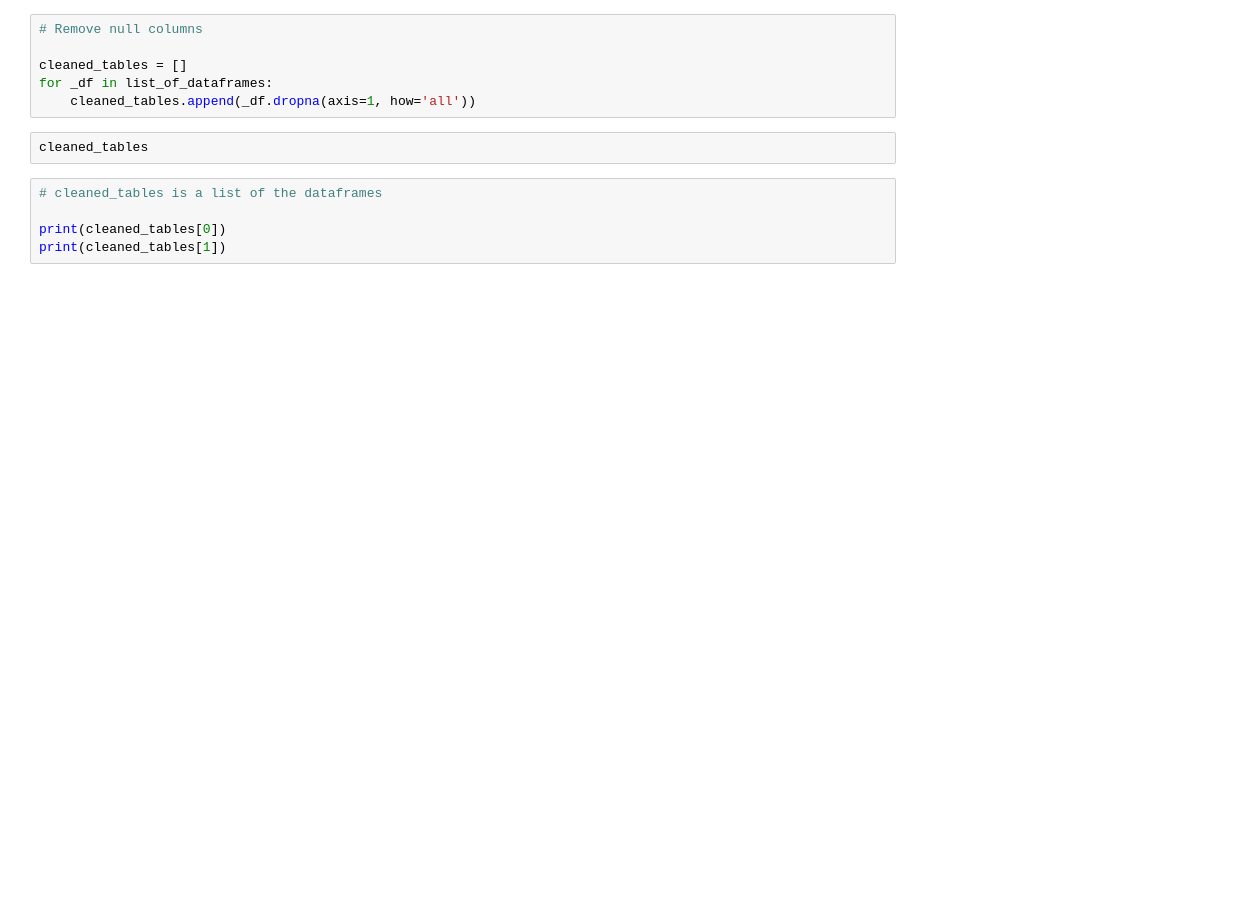
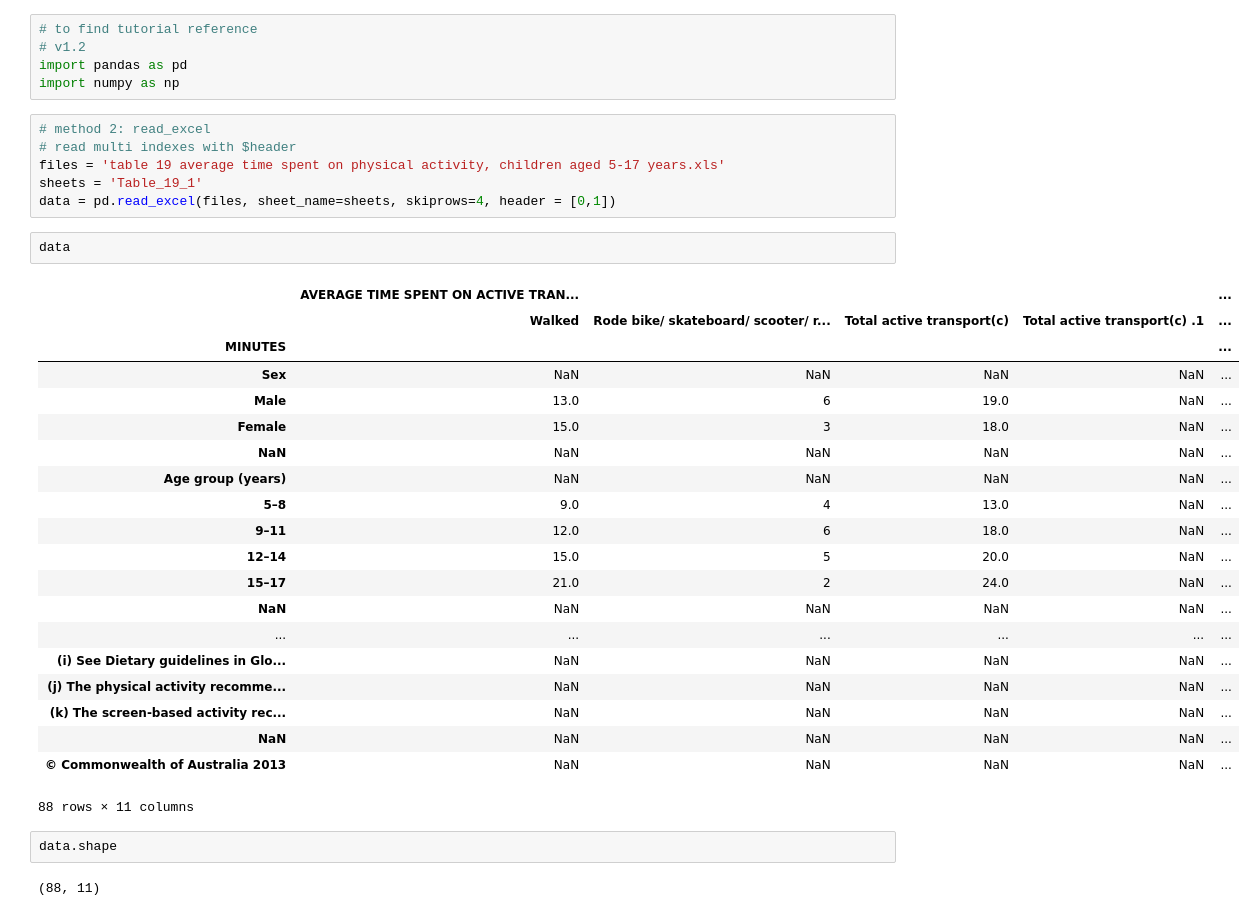
Before and after one commit to janexjlai/Data-wrangling-for-IE-project, a Jupyter notebook: WRANGLING activity minutes table 19.ipynb, the cells around one changed output. Cells and saved outputs as stored; diff of their text form; blank space fills up the shorter version.

Commit message:
parse average minutes based on age group

```diff
--- a/WRANGLING activity minutes table 19.ipynb
+++ b/WRANGLING activity minutes table 19.ipynb
@@ -180,13 +1,38 @@ list_of_dataframes
-# %%
-# Remove null columns
-
-cleaned_tables = []
-for _df in list_of_dataframes:
-    cleaned_tables.append(_df.dropna(axis=1, how='all'))
-# %%
-cleaned_tables
-# %%
-# cleaned_tables is a list of the dataframes
-
-print(cleaned_tables[0])
-print(cleaned_tables[1])
+# %%
+# to find tutorial reference
+# v1.2
+import pandas as pd
+import numpy as np
+# %%
+# method 2: read_excel
+# read multi indexes with $header
+files = 'table 19 average time spent on physical activity, children aged 5-17 years.xls'
+sheets = 'Table_19_1'
+data = pd.read_excel(files, sheet_name=sheets, skiprows=4, header = [0,1])
+# %%
+data
+# %% [output]
+|  | AVERAGE TIME SPENT ON ACTIVE TRAN... |  |  |  | ... |
+|  | Walked | Rode bike/ skateboard/ scooter/ r... | Total active transport(c) | Total active transport(c) .1 | ... |
+| MINUTES |  |  |  |  | ... |
+| Sex | NaN | NaN | NaN | NaN | ... |
+| Male | 13.0 | 6 | 19.0 | NaN | ... |
+| Female | 15.0 | 3 | 18.0 | NaN | ... |
+| NaN | NaN | NaN | NaN | NaN | ... |
+| Age group (years) | NaN | NaN | NaN | NaN | ... |
+| 5–8 | 9.0 | 4 | 13.0 | NaN | ... |
+| 9–11 | 12.0 | 6 | 18.0 | NaN | ... |
+| 12–14 | 15.0 | 5 | 20.0 | NaN | ... |
+| 15–17 | 21.0 | 2 | 24.0 | NaN | ... |
+| NaN | NaN | NaN | NaN | NaN | ... |
+| ... | ... | ... | ... | ... | ... |
+| (i) See Dietary guidelines in Glo... | NaN | NaN | NaN | NaN | ... |
+| (j) The physical activity recomme... | NaN | NaN | NaN | NaN | ... |
+| (k) The screen-based activity rec... | NaN | NaN | NaN | NaN | ... |
+| NaN | NaN | NaN | NaN | NaN | ... |
+| © Commonwealth of Australia 2013 | NaN | NaN | NaN | NaN | ... |
+88 rows × 11 columns
+# %%
+data.shape
+# %% [output]
+(88, 11)
```
Also changed, not shown: parts of 35 cells of this notebook.
